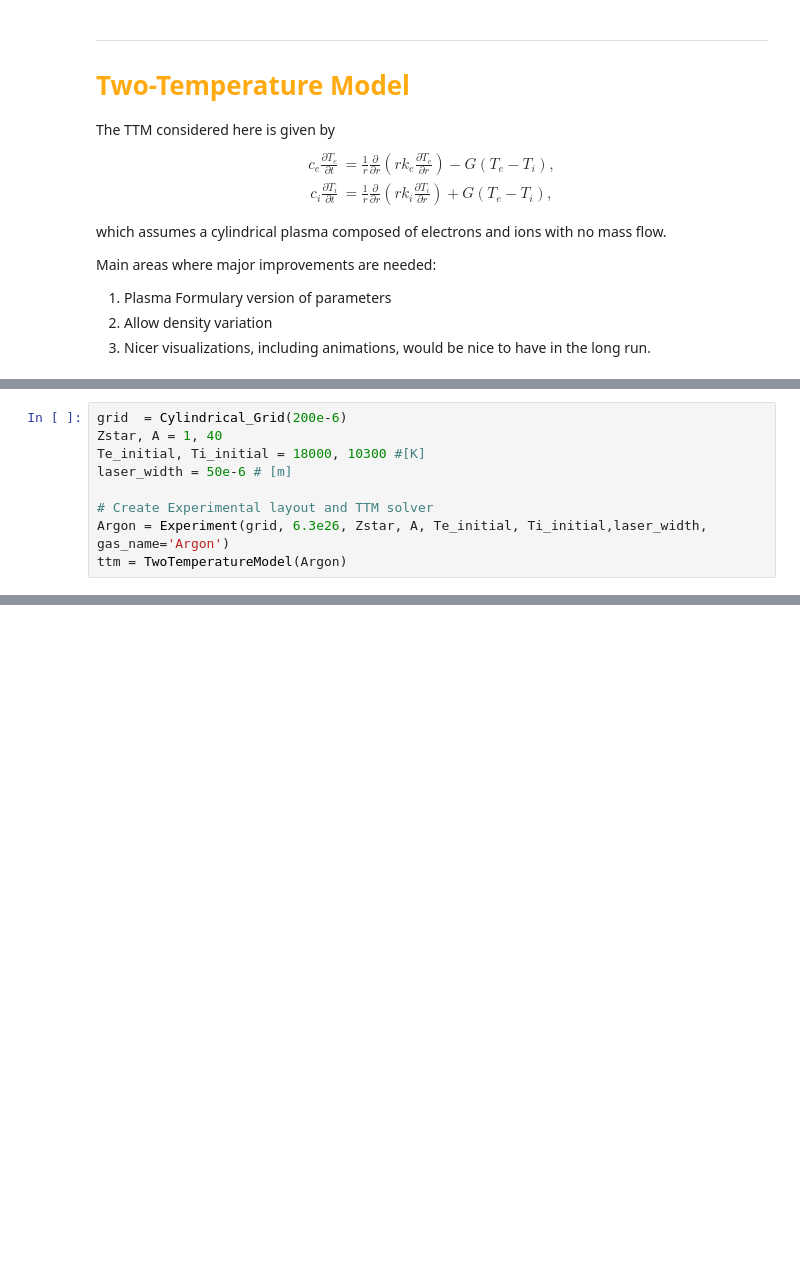
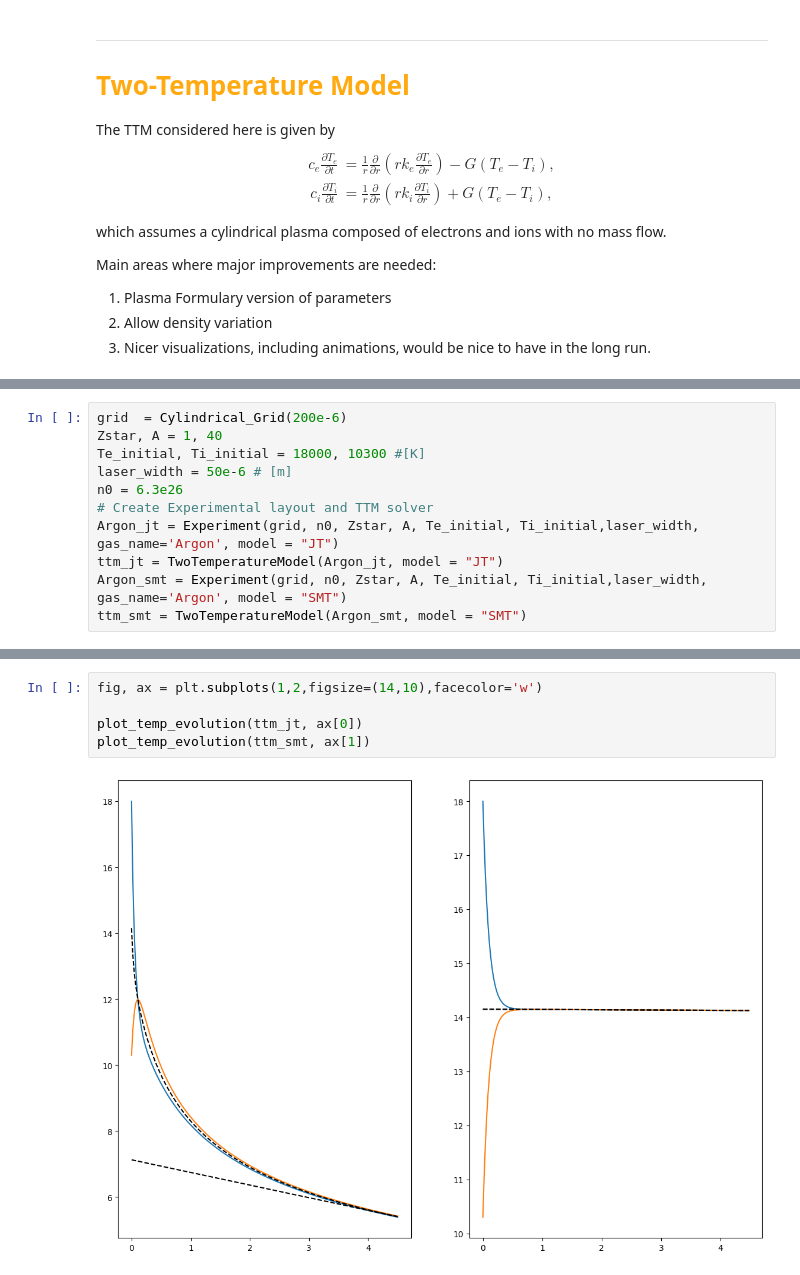
Before and after one commit to MurilloGroupMSU/Two-Temperature-Model, a Jupyter notebook: Two_Temperature_Plasma.ipynb, the cells around one changed output, grey strips where cells are left out. Saved outputs shown, nothing was run; the diff lists cells and outputs as text; blank space fills up the shorter version.

Commit message:
Adding SMT model

```diff
--- a/Two_Temperature_Plasma.ipynb
+++ b/Two_Temperature_Plasma.ipynb
@@ -28,7 +29,9 @@ grid  = Cylindrical_Grid(200e-6)
 Zstar, A = 1, 40
 Te_initial, Ti_initial = 18000, 10300 #[K]
 laser_width = 50e-6 # [m]
-
+n0 = 6.3e26
 # Create Experimental layout and TTM solver
-Argon = Experiment(grid, 6.3e26, Zstar, A, Te_initial, Ti_initial,laser_width, gas_name='Argon')
-ttm = TwoTemperatureModel(Argon)
+Argon_jt = Experiment(grid, n0, Zstar, A, Te_initial, Ti_initial,laser_width, gas_name='Argon', model = "JT")
+ttm_jt = TwoTemperatureModel(Argon_jt, model = "JT")
+Argon_smt = Experiment(grid, n0, Zstar, A, Te_initial, Ti_initial,laser_width, gas_name='Argon', model = "SMT")
+ttm_smt = TwoTemperatureModel(Argon_smt, model = "SMT")
@@ -107,0 +138,7 @@ plt.show()
+# %%
+fig, ax = plt.subplots(1,2,figsize=(14,10),facecolor='w')
+
+plot_temp_evolution(ttm_jt, ax[0])
+plot_temp_evolution(ttm_smt, ax[1])
+# %% [output]
+[figure, added]
```
Also changed, not shown: parts of 8 cells of this notebook, 3 other files.
